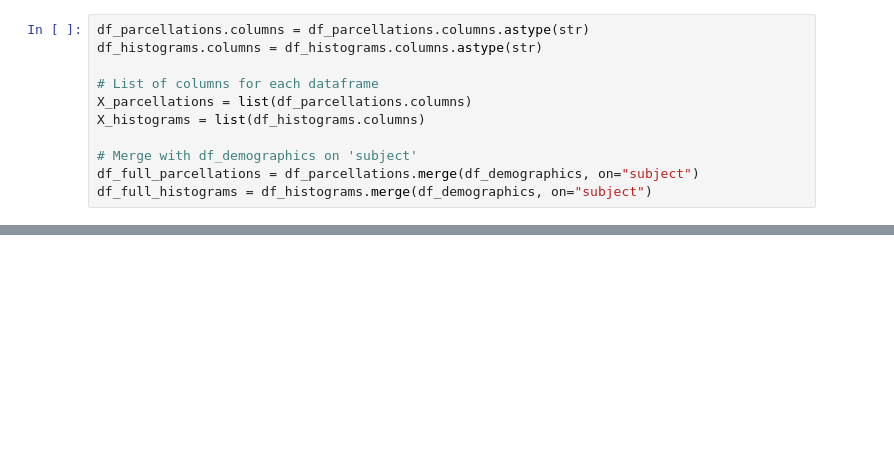
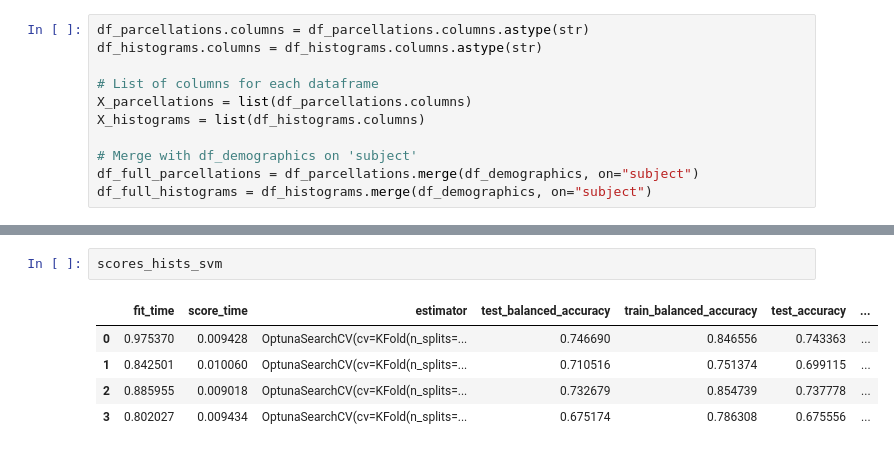
Before and after one commit to Cup-cake-lover/Julearn_predictions, a Jupyter notebook: AOMICID_1000_sexpreds.ipynb, the cells around one changed output, grey strips where cells are left out. Saved outputs shown, nothing was run; the diff lists cells and outputs as text; blank space fills up the shorter version.

```diff
--- a/AOMICID_1000_sexpreds.ipynb
+++ b/AOMICID_1000_sexpreds.ipynb
@@ -42,0 +101,8 @@ creator.add(
+# %%
+scores_hists_svm
+# %% [output]
+|  | fit_time | score_time | estimator | test_balanced_accuracy | train_balanced_accuracy | test_accuracy | ... |
+| 0 | 0.975370 | 0.009428 | OptunaSearchCV(cv=KFold(n_splits=... | 0.746690 | 0.846556 | 0.743363 | ... |
+| 1 | 0.842501 | 0.010060 | OptunaSearchCV(cv=KFold(n_splits=... | 0.710516 | 0.751374 | 0.699115 | ... |
+| 2 | 0.885955 | 0.009018 | OptunaSearchCV(cv=KFold(n_splits=... | 0.732679 | 0.854739 | 0.737778 | ... |
+| 3 | 0.802027 | 0.009434 | OptunaSearchCV(cv=KFold(n_splits=... | 0.675174 | 0.786308 | 0.675556 | ... |
```
Also changed, not shown: parts of 17 cells of this notebook.
